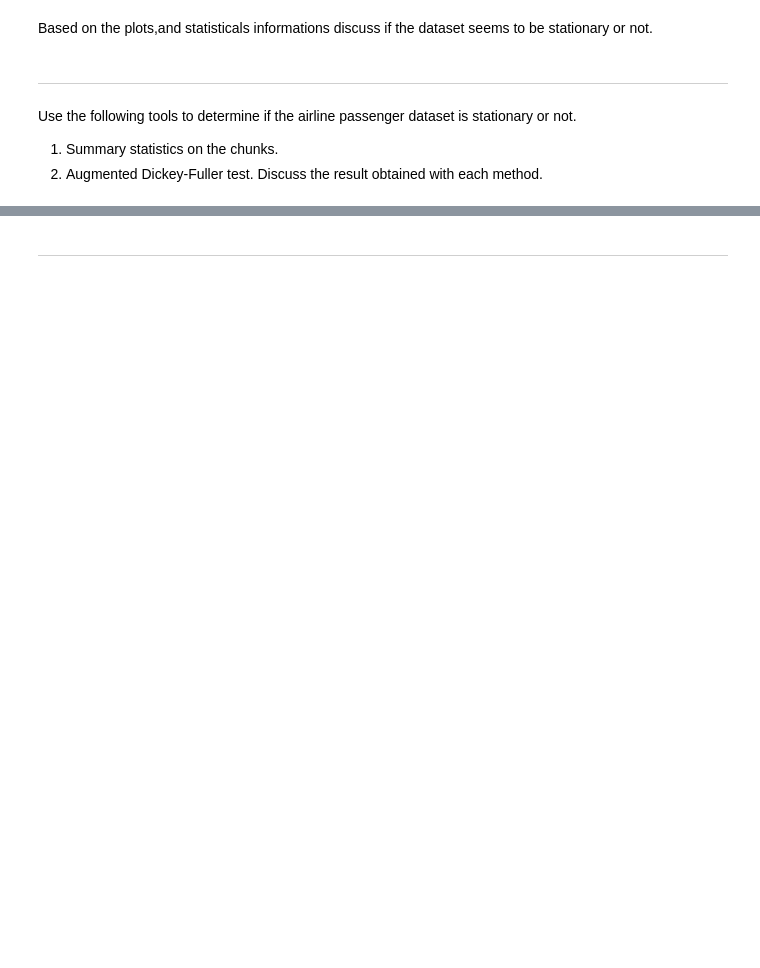
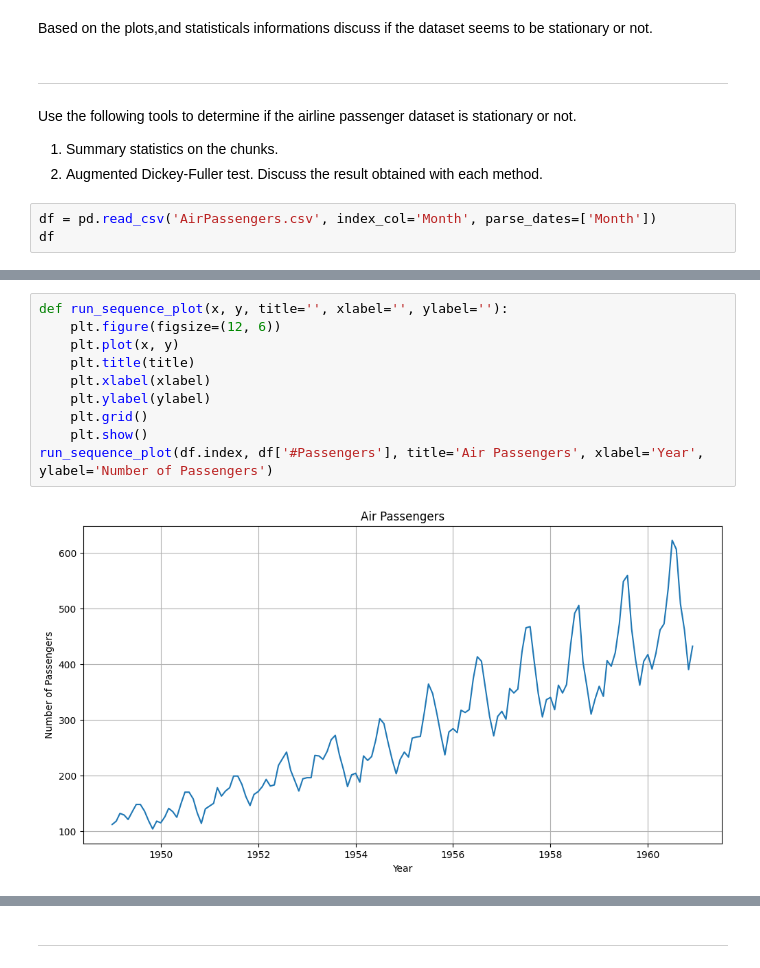
Before and after one commit to tersor/dat803, a Jupyter notebook: exercises/V11 - tidsserie/Excercise/Stationaries-Exercises.ipynb, the cells around one changed output, grey strips where cells are left out. Drawn from its saved outputs; the diff is of its cells as text; blank space fills up the shorter version.

```diff
--- a/exercises/V11 - tidsserie/Excercise/Stationaries-Exercises.ipynb
+++ b/exercises/V11 - tidsserie/Excercise/Stationaries-Exercises.ipynb
@@ -25,3 +29,6 @@ Use the following tools to determine if the airline passenger dataset is station
 1. Summary statistics on the chunks.
 2. Augmented Dickey-Fuller test.
 Discuss the result obtained with each method.
+# %%
+df = pd.read_csv('AirPassengers.csv', index_col='Month', parse_dates=['Month'])
+df
@@ -27,0 +73,12 @@ Discuss the result obtained with each method.
+# %%
+def run_sequence_plot(x, y, title='', xlabel='', ylabel=''):
+    plt.figure(figsize=(12, 6))
+    plt.plot(x, y)
+    plt.title(title)
+    plt.xlabel(xlabel)
+    plt.ylabel(ylabel)
+    plt.grid()
+    plt.show()
+run_sequence_plot(df.index, df['#Passengers'], title='Air Passengers', xlabel='Year', ylabel='Number of Passengers')
+# %% [output]
+[figure, added]
```
Also changed, not shown: parts of 10 cells of this notebook, 21 other files.
